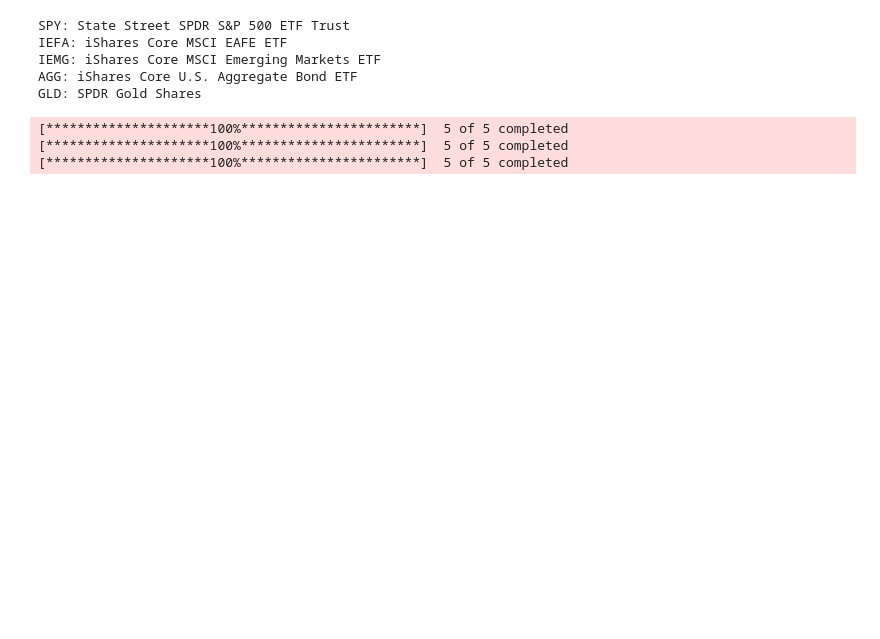
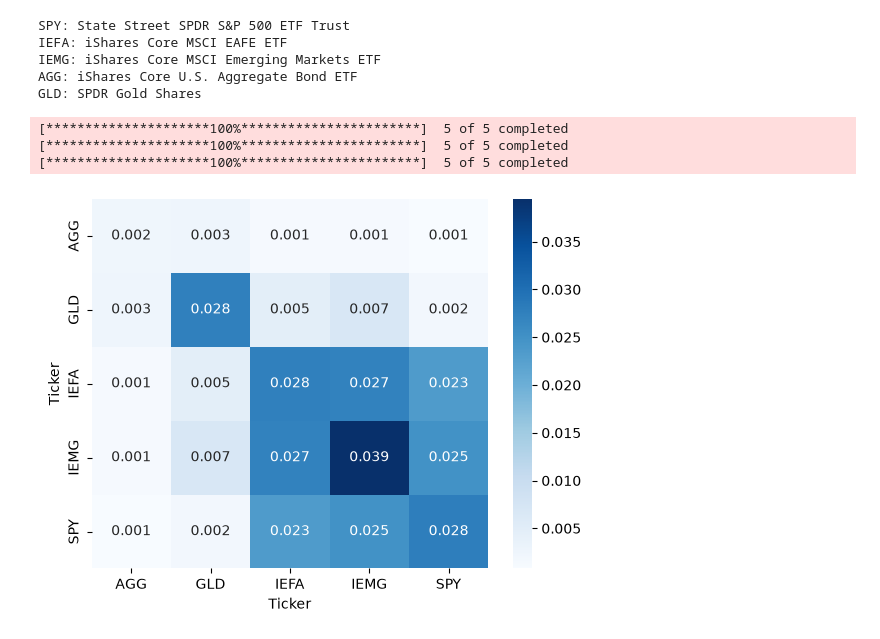
Before and after one commit to ThijsvdLeemkolk/quant-finance, a Jupyter notebook: notebooks/00_1_convergence.ipynb, the cells around one changed output. Cells and saved outputs as stored; diff of their text form; code cells hidden in the pictures; blank space fills up the shorter version.

Commit message:
Add text and returns/cov_matrix formulas

```diff
--- a/notebooks/00_1_convergence.ipynb
+++ b/notebooks/00_1_convergence.ipynb
@@ -19,6 +21,8 @@ raw_data2023 = yf.download(symbols, start = '2023-01-01')
 data2013 = raw_data2013['Close']
 data2018 = raw_data2018['Close']
 data2023 = raw_data2023['Close']
+
+datasets = {2013: data2013, 2018: data2018, 2023: data2023}
 # %% [output]
 SPY: State Street SPDR S&P 500 ETF Trust
 IEFA: iShares Core MSCI EAFE ETF
@@ -28,3 +32,12 @@ GLD: SPDR Gold Shares
 [*********************100%***********************]  5 of 5 completed
 [*********************100%***********************]  5 of 5 completed
 [*********************100%***********************]  5 of 5 completed
+# %%
+returns = {year: df.pct_change().dropna() for year, df in datasets.items()}
+cov_matrix = {year: df.cov() * 252 for year, df in returns.items()} # Annualised
+mean_returns = {year: df.mean() * 252 for year, df in returns.items()} # Annualised
+
+sn.heatmap(cov_matrix[2013], annot=True, fmt='.3f', cmap='Blues')
+plt.show()
+# %% [output]
+[figure, added]
```
Also changed, not shown: parts of 2 cells of this notebook.
